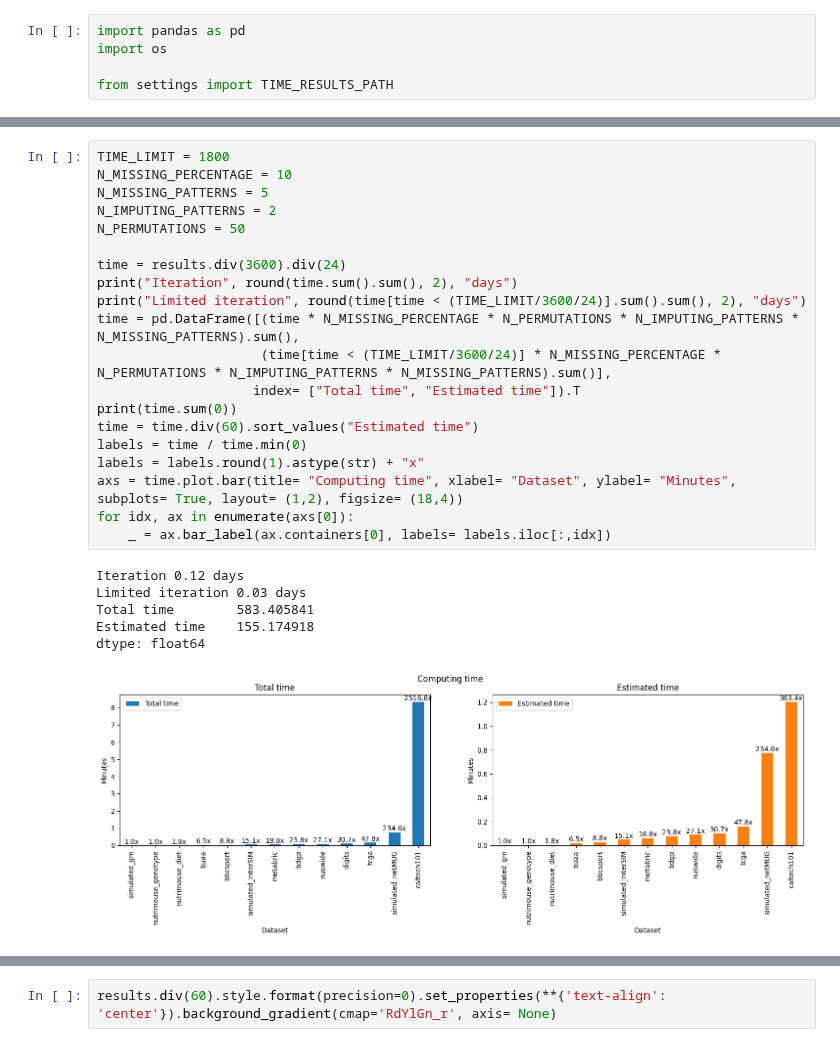
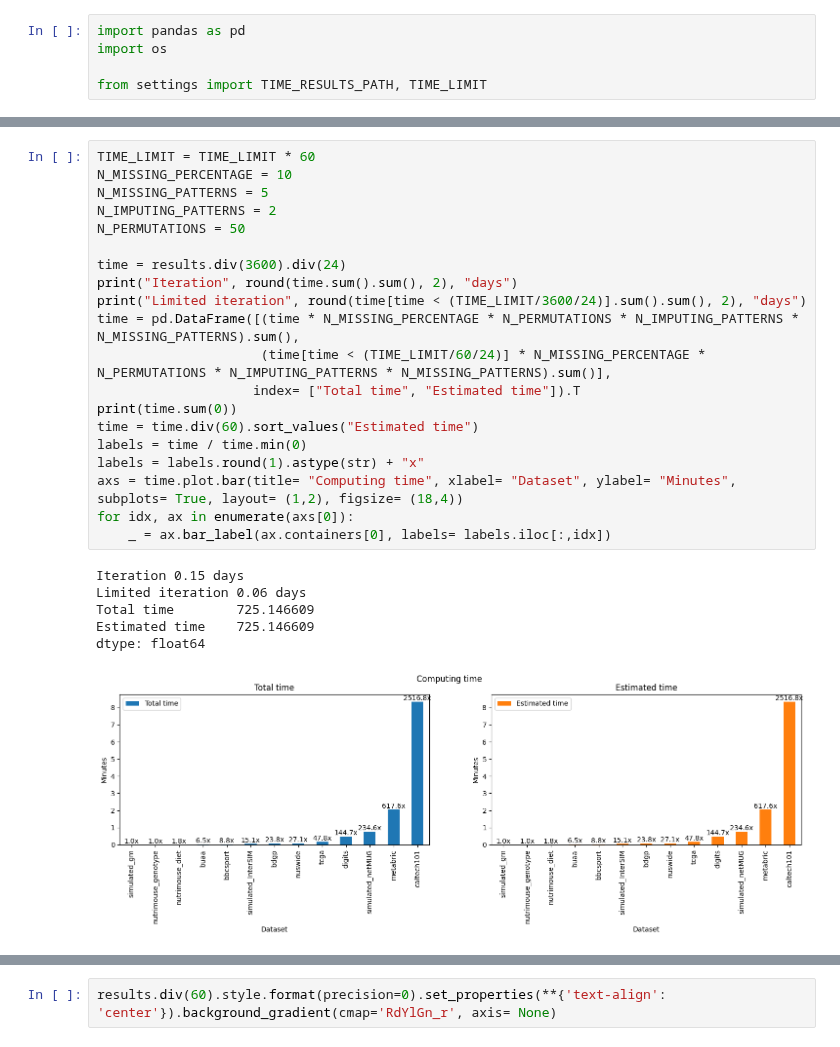
Before and after one commit to RafRomB/imml, a Jupyter notebook: time_evaluation.ipynb, the cells around one changed output, grey strips where cells are left out. Cells and saved outputs as stored; diff of their text form.

Commit message:
Setting TIME_LIMIT to 1800

```diff
--- a/time_evaluation.ipynb
+++ b/time_evaluation.ipynb
@@ -2,7 +2,7 @@
 import pandas as pd
 import os
 
-from settings import TIME_RESULTS_PATH
+from settings import TIME_RESULTS_PATH, TIME_LIMIT
 # %%
 results = pd.read_csv(TIME_RESULTS_PATH, index_col=0)
 print("results", results.shape)
@@ -16,32 +16,32 @@ results (11, 13)
 | MVCoRegSpectralClustering | 0.110259 | 0.561998 | 3.278590 | 0.103106 | 0.136843 | 0.464830 | ... |
 | GroupPCA | 0.009973 | 0.162918 | 0.335689 | 0.107292 | 0.105674 | 0.364418 | ... |
 # %%
-TIME_LIMIT = 1800
+TIME_LIMIT = TIME_LIMIT * 60
 N_MISSING_PERCENTAGE = 10
 N_MISSING_PATTERNS = 5
 N_IMPUTING_PATTERNS = 2
 N_PERMUTATIONS = 50
 
 time = results.div(3600).div(24)
 print("Iteration", round(time.sum().sum(), 2), "days")
 print("Limited iteration", round(time[time < (TIME_LIMIT/3600/24)].sum().sum(), 2), "days")
 time = pd.DataFrame([(time * N_MISSING_PERCENTAGE * N_PERMUTATIONS * N_IMPUTING_PATTERNS * N_MISSING_PATTERNS).sum(),
-                     (time[time < (TIME_LIMIT/3600/24)] * N_MISSING_PERCENTAGE * N_PERMUTATIONS * N_IMPUTING_PATTERNS * N_MISSING_PATTERNS).sum()],
+                     (time[time < (TIME_LIMIT/60/24)] * N_MISSING_PERCENTAGE * N_PERMUTATIONS * N_IMPUTING_PATTERNS * N_MISSING_PATTERNS).sum()],
                     index= ["Total time", "Estimated time"]).T
 print(time.sum(0))
 time = time.div(60).sort_values("Estimated time")
 labels = time / time.min(0)
 labels = labels.round(1).astype(str) + "x"
 axs = time.plot.bar(title= "Computing time", xlabel= "Dataset", ylabel= "Minutes", subplots= True, layout= (1,2), figsize= (18,4))
 for idx, ax in enumerate(axs[0]):
     _ = ax.bar_label(ax.containers[0], labels= labels.iloc[:,idx])
 # %% [output]
-Iteration 0.12 days
-Limited iteration 0.03 days
-Total time        583.405841
-Estimated time    155.174918
+Iteration 0.15 days
+Limited iteration 0.06 days
+Total time        725.146609
+Estimated time    725.146609
 dtype: float64
-[figure, old version]
+[figure, new version]
 # %%
 large_datasets = ["caltech101", "nuswide"]
 time = pd.DataFrame([results.drop(columns=large_datasets).mean(1), results[large_datasets].mean(1)], index= ["Small datasets", "Large datasets"]).T
```
Also changed, not shown: parts of 2 cells of this notebook, 1 other file.
